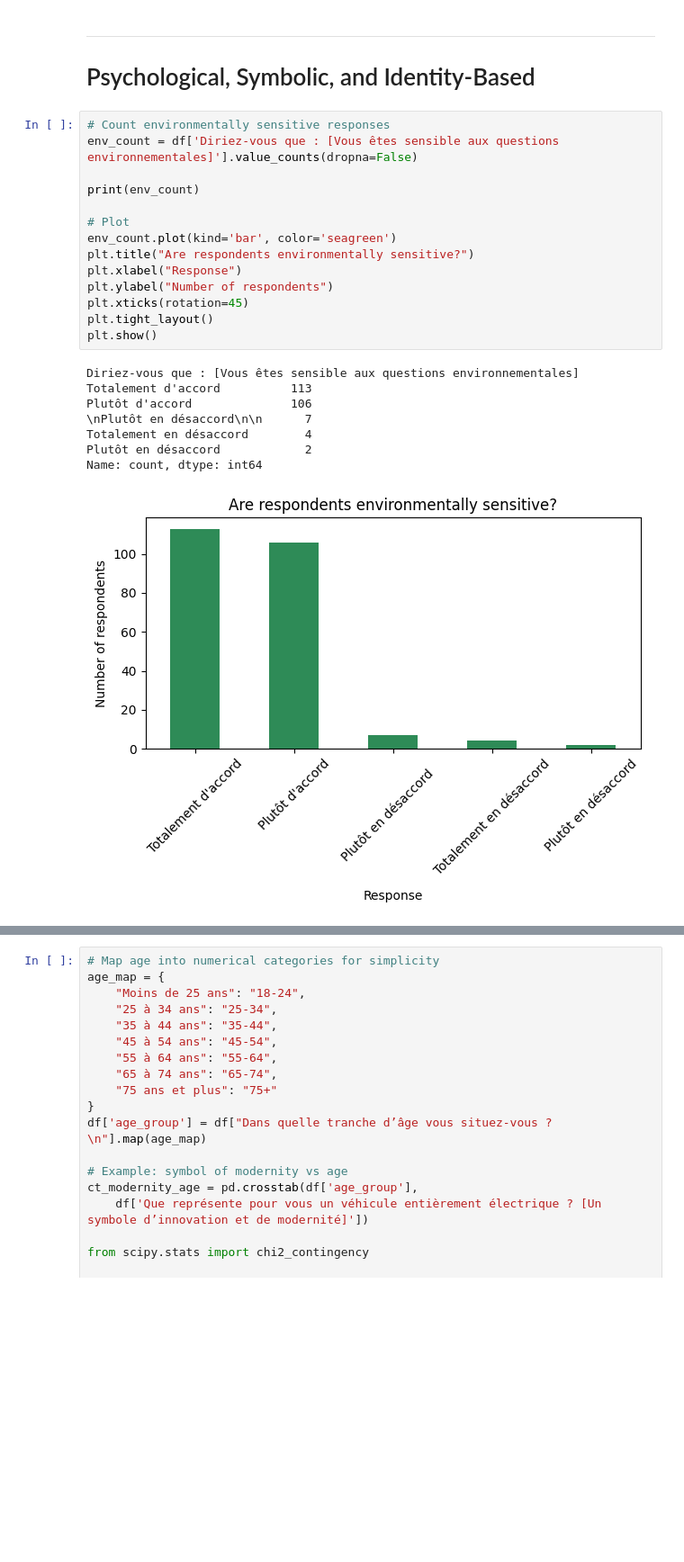
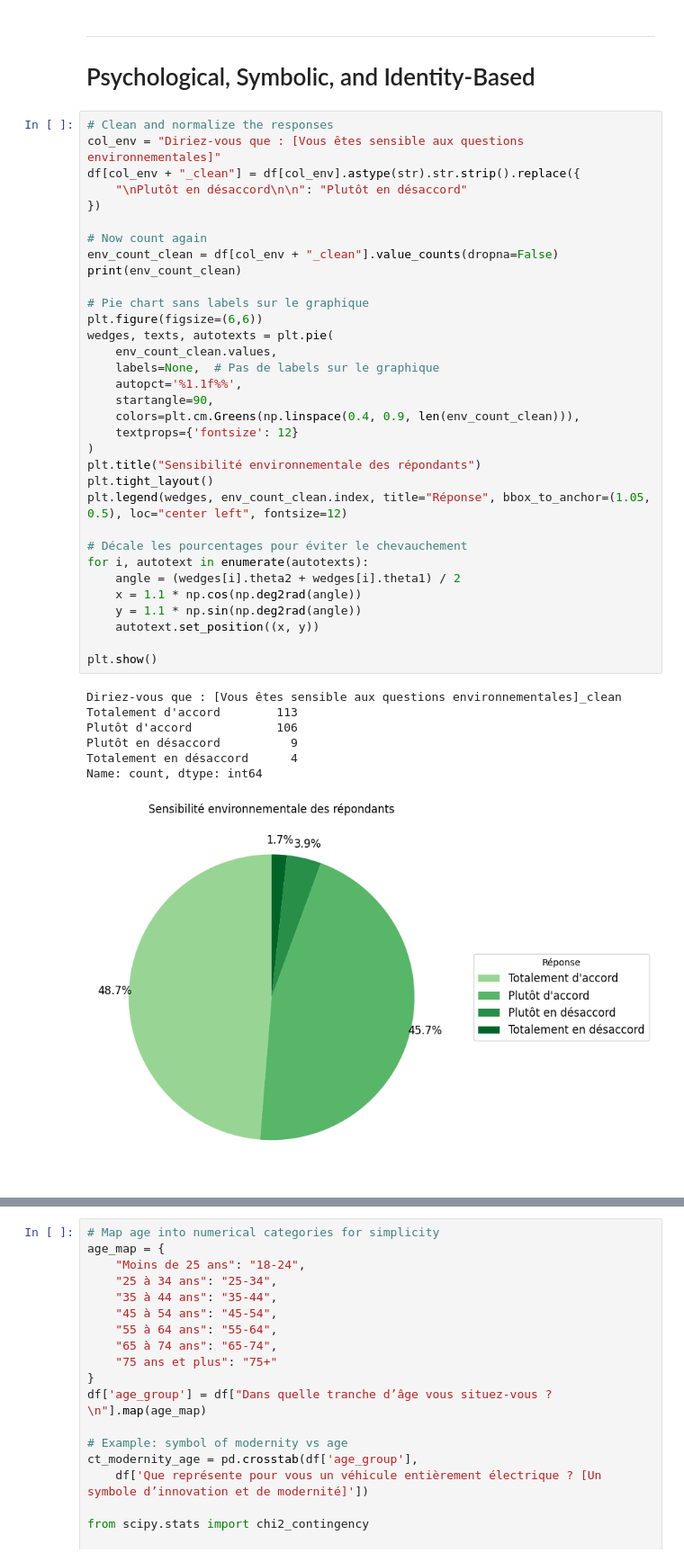
Before and after one commit to Man-G0/EvThesis, a Jupyter notebook: Thesis Analysis.ipynb, the cells around one changed output, grey strips where cells are left out. Shown at 90% size. Drawn from its saved outputs; the diff is of its cells as text; blank space fills up the shorter version.

```diff
--- a/Thesis Analysis.ipynb
+++ b/Thesis Analysis.ipynb
@@ -406,27 +397,45 @@ plt.show()
 # %% [markdown]
 ---
 # Psychological, Symbolic, and Identity-Based
-# %%
-# Count environmentally sensitive responses
-env_count = df['Diriez-vous que : [Vous êtes sensible aux questions environnementales]'].value_counts(dropna=False)
-
-print(env_count)
-
-# Plot
-env_count.plot(kind='bar', color='seagreen')
-plt.title("Are respondents environmentally sensitive?")
-plt.xlabel("Response")
-plt.ylabel("Number of respondents")
-plt.xticks(rotation=45)
-plt.tight_layout()
-plt.show()
-# %% [output]
-Diriez-vous que : [Vous êtes sensible aux questions environnementales]
-Totalement d'accord          113
-Plutôt d'accord              106
-\nPlutôt en désaccord\n\n      7
-Totalement en désaccord        4
-Plutôt en désaccord            2
-Name: count, dtype: int64
-[figure, removed]
+# %%
+# Clean and normalize the responses
+col_env = "Diriez-vous que : [Vous êtes sensible aux questions environnementales]"
+df[col_env + "_clean"] = df[col_env].astype(str).str.strip().replace({
+    "\nPlutôt en désaccord\n\n": "Plutôt en désaccord"
+})
+
+# Now count again
+env_count_clean = df[col_env + "_clean"].value_counts(dropna=False)
+print(env_count_clean)
+
+# Pie chart sans labels sur le graphique
+plt.figure(figsize=(6,6))
+wedges, texts, autotexts = plt.pie(
+    env_count_clean.values,
+    labels=None,  # Pas de labels sur le graphique
+    autopct='%1.1f%%',
+    startangle=90,
+    colors=plt.cm.Greens(np.linspace(0.4, 0.9, len(env_count_clean))),
+    textprops={'fontsize': 12}
+)
+plt.title("Sensibilité environnementale des répondants")
+plt.tight_layout()
+plt.legend(wedges, env_count_clean.index, title="Réponse", bbox_to_anchor=(1.05, 0.5), loc="center left", fontsize=12)
+
+# Décale les pourcentages pour éviter le chevauchement
+for i, autotext in enumerate(autotexts):
+    angle = (wedges[i].theta2 + wedges[i].theta1) / 2
+    x = 1.1 * np.cos(np.deg2rad(angle))
+    y = 1.1 * np.sin(np.deg2rad(angle))
+    autotext.set_position((x, y))
+
+plt.show()
+# %% [output]
+Diriez-vous que : [Vous êtes sensible aux questions environnementales]_clean
+Totalement d'accord        113
+Plutôt d'accord            106
+Plutôt en désaccord          9
+Totalement en désaccord      4
+Name: count, dtype: int64
+[figure, added]
 # %%
```
Also changed, not shown: parts of 39 cells of this notebook.
